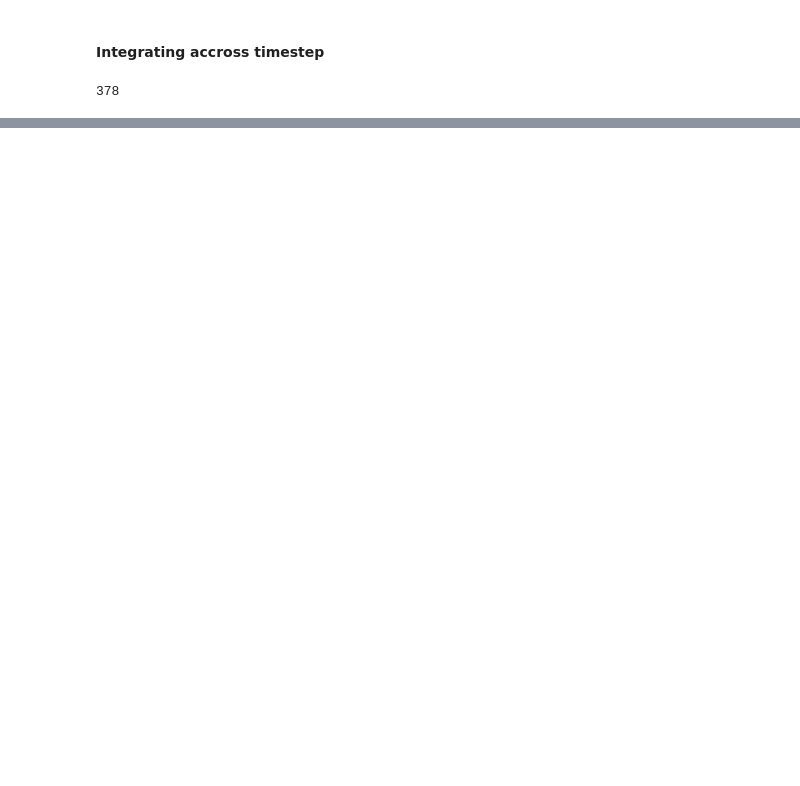
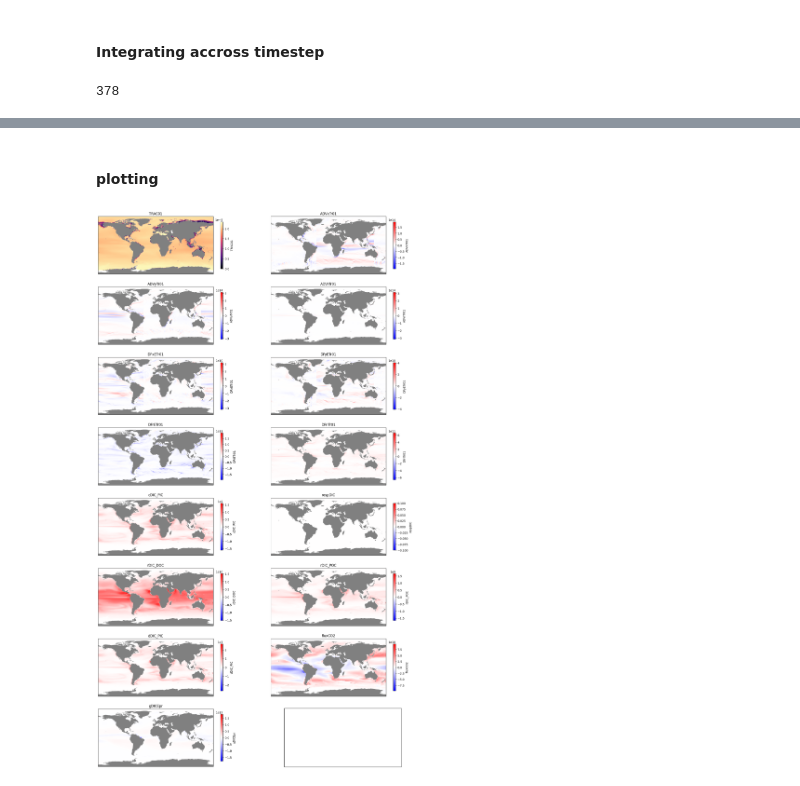
Before and after one commit to somanshuprasad/DeepCarbonMapping, a Jupyter notebook: scratch.ipynb, the cells around one changed output, grey strips where cells are left out. Saved outputs shown, nothing was run; the diff lists cells and outputs as text; code cells hidden in the pictures; blank space fills up the shorter version.

Commit message:
Updated plotting implementation

```diff
--- a/scratch.ipynb
+++ b/scratch.ipynb
@@ -458,14 +247,0 @@ np.save("variables_cart_final.npy", variables_cart_final)
-# %%
-drc = d_3[1]
-variable_1_flattened = variable_1_data.reshape(variable_1_data.shape[0], -1)  # Shape: (50, 949770)
-
-# Combine delta depth values with the flattened data
-combined_data = np.column_stack((drf, variable_1_flattened))
-
-# Convert to DataFrame for better Excel formatting
-column_names = ['Delta Depth'] + [f'Value_{i}' for i in range(variable_1_flattened.shape[1])]
-df_excel = pd.DataFrame(combined_data, columns=column_names).T
-
-# Save to Excel
-excel_path = "variable_1_depth_comparison.xlsx"
-df_excel.to_excel(excel_path, index=False)
@@ -471,0 +361,23 @@ df_excel.to_excel(excel_path, index=False)
+# %% [markdown]
+#### plotting
+# %%
+# pcolormesh for time integrated data
+fig, axes = plt.subplots(8, 2, figsize=(20, 35), subplot_kw={'projection': ccrs.PlateCarree()})  # Adjust figsize for clarity
+axes = axes.flatten()  # Flatten axes for easier indexing
+
+# iterate using utils functions
+for var_idx, var_name in enumerate(variable_names):
+    ax = axes[var_idx]
+    values = variables_cart_final[var_idx]  # Color values for the current variable
+
+    if var_name == "TRAC01":
+        vmax,vmin,cmap  = np.nanmax(variables_cart_final[0]), 0, "magma"
+    else:
+        vmax,vmin,cmap = None, None, "bwr"
+
+    plot_pcolor(ax=ax, values=variables_cart_final[var_idx], lon=lon_cart, lat=lat_cart, var_name=var_name,vmin=vmin, vmax=vmax,cmap=cmap)
+
+plt.savefig("time integrated.png", dpi=300, bbox_inches="tight")
+plt.show()
+# %% [output]
+[figure, added]
```
Also changed, not shown: parts of 10 cells of this notebook.
